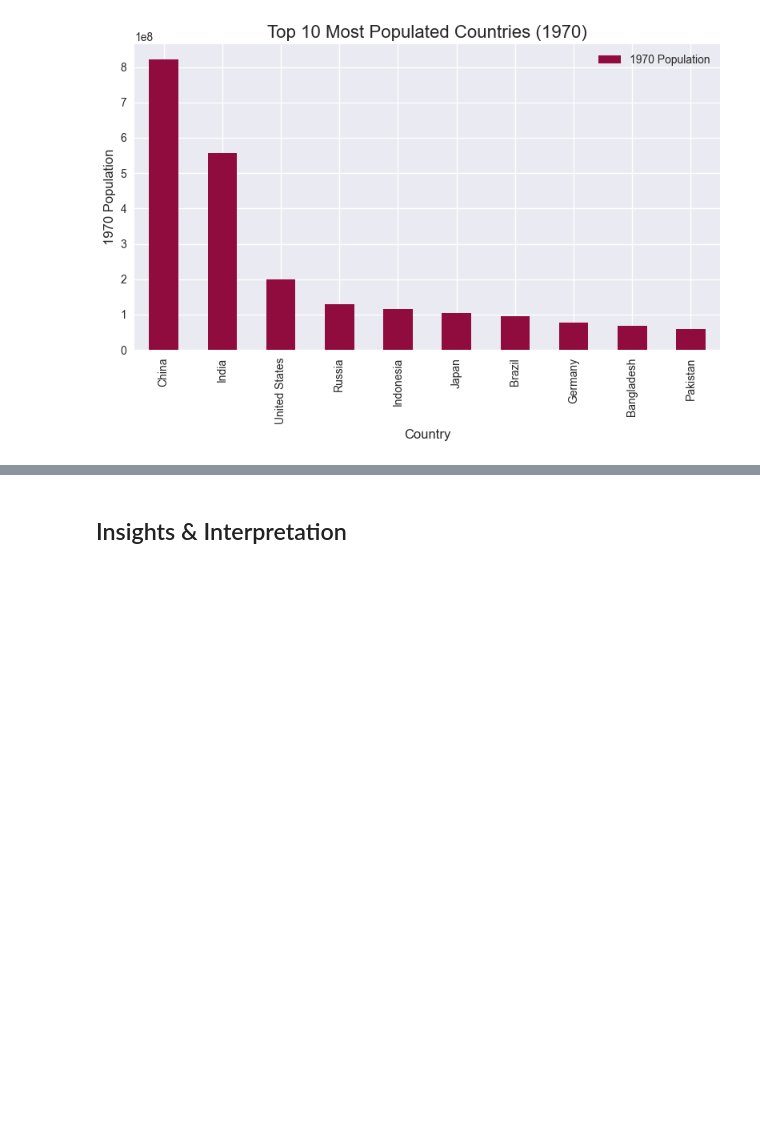
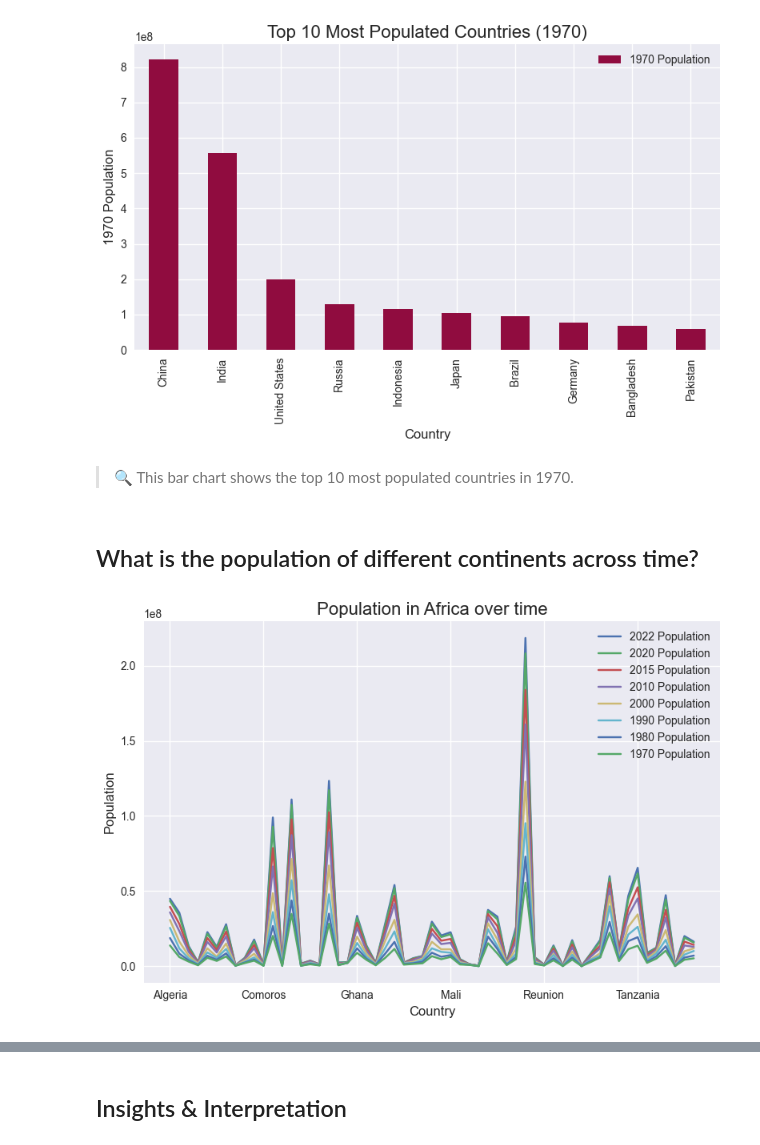
Before and after one commit to Octo-Data-Scientist/Data-Analysis, a Jupyter notebook: World Population/world_population.ipynb, the cells around one changed output, grey strips where cells are left out. Cells and saved outputs as stored; diff of their text form; code cells hidden in the pictures; blank space fills up the shorter version.

Commit message:
EDA of populations in different continents

```diff
--- a/World Population/world_population.ipynb
+++ b/World Population/world_population.ipynb
@@ -519,3 +533,28 @@ plt.show()
 # %% [output]
 <Figure size 1200x600 with 0 Axes>
 [figure]
+# %% [markdown]
+> 🔍 This bar chart shows the top 10 most populated countries in 1970.
+# %% [markdown]
+## What is the population of different continents across time?
+# %%
+# Africa
+africa_df = df[df["Continent"] == "Africa"]
+# %%
+africa_df_grouped = africa_df.groupby(["Country"])[['2022 Population',
+       '2020 Population', '2015 Population', '2010 Population',
+       '2000 Population', '1990 Population', '1980 Population',
+       '1970 Population']].sum()
+# %%
+# Plot
+africa_df_grouped.plot(kind = "line")
+
+# Add labels and title
+plt.title("Population in Africa over time", fontsize = 16)
+plt.xlabel("Country", fontsize = 12)
+plt.ylabel("Population", fontsize = 12)
+
+plt.tight_layout()
+plt.show()
+# %% [output]
+[figure, added]
```
Also changed, not shown: parts of 29 cells of this notebook.
